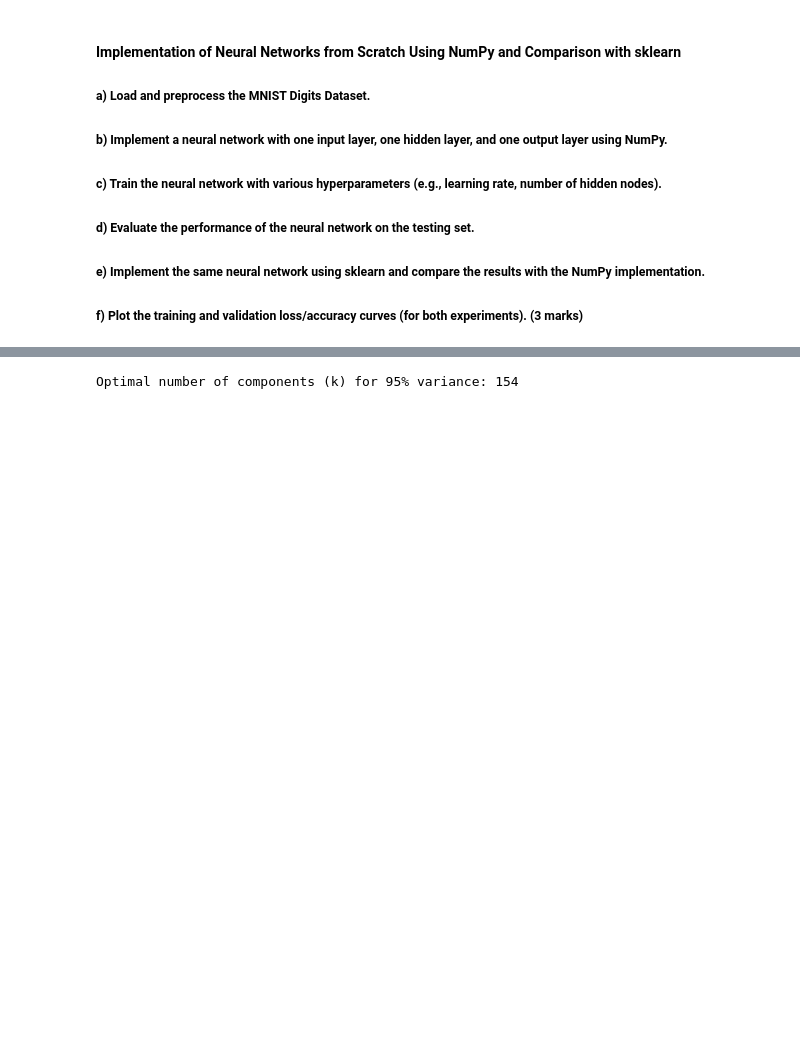
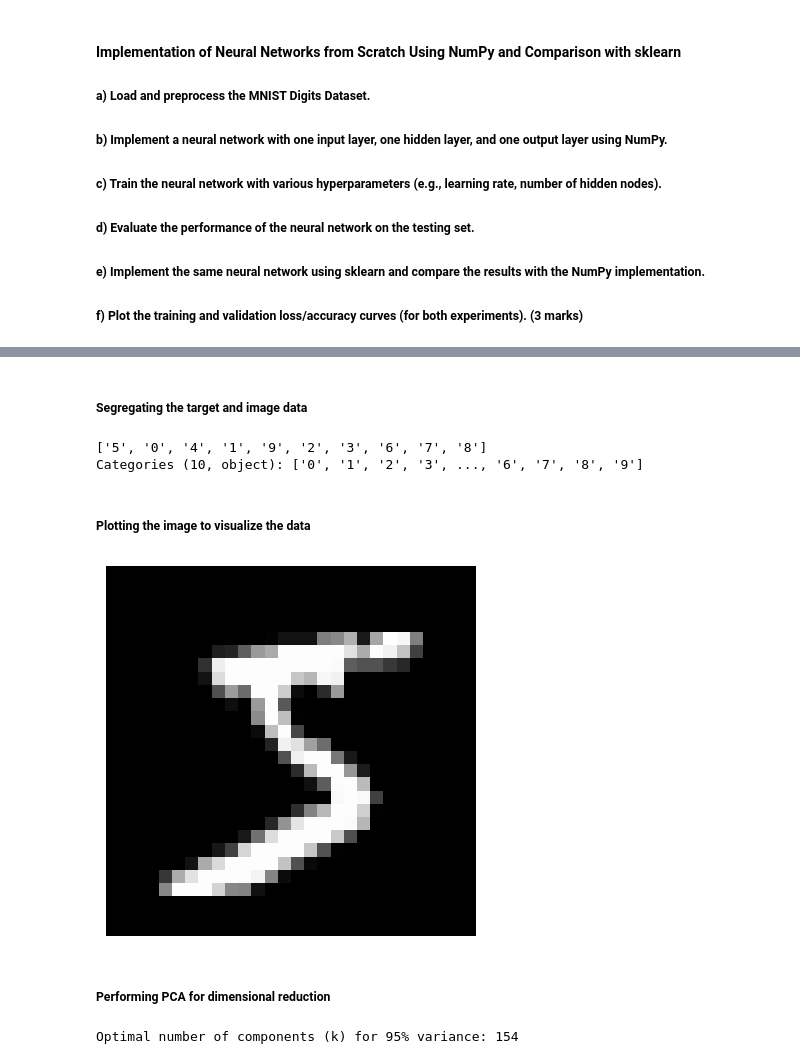
Before and after one commit to fastasturtlee/EDA, a Jupyter notebook: g24ait2004_g24ait2212_A2.ipynb, the cells around one changed output, grey strips where cells are left out. Saved outputs shown, nothing was run; the diff lists cells and outputs as text; code cells hidden in the pictures; blank space fills up the shorter version.

```diff
--- a/g24ait2004_g24ait2212_A2.ipynb
+++ b/g24ait2004_g24ait2212_A2.ipynb
@@ -422,9 +416,29 @@ Random initialization produced better clustering.
 # %%
 digit_dataset = fetch_openml("mnist_784")
+# %% [markdown]
+##### Segregating the target and image data
 # %%
 data, target = digit_dataset.data, digit_dataset.target
 data = data.astype('uint8')
 digit_train_data, digit_test_data,digit_train_target_data, digit_test_target_data =  train_test_split(data, target, test_size=0.2, random_state=42)
+# %%
+target.unique()
+# %% [output]
+['5', '0', '4', '1', '9', '2', '3', '6', '7', '8']
+Categories (10, object): ['0', '1', '2', '3', ..., '6', '7', '8', '9']
+# %% [markdown]
+##### Plotting the image to visualize the data
+# %%
+image_array = data.iloc[0].values
+image_reshaped = image_array.reshape(28, 28)
+
+plt.imshow(image_reshaped, cmap='gray')
+plt.axis('off')
+plt.show()
+# %% [output]
+[figure, added]
+# %% [markdown]
+##### Performing PCA for dimensional reduction
 # %%
 pca = PCA(n_components=784).fit(digit_train_data)
 
```
Also changed, not shown: parts of 24 cells of this notebook.
